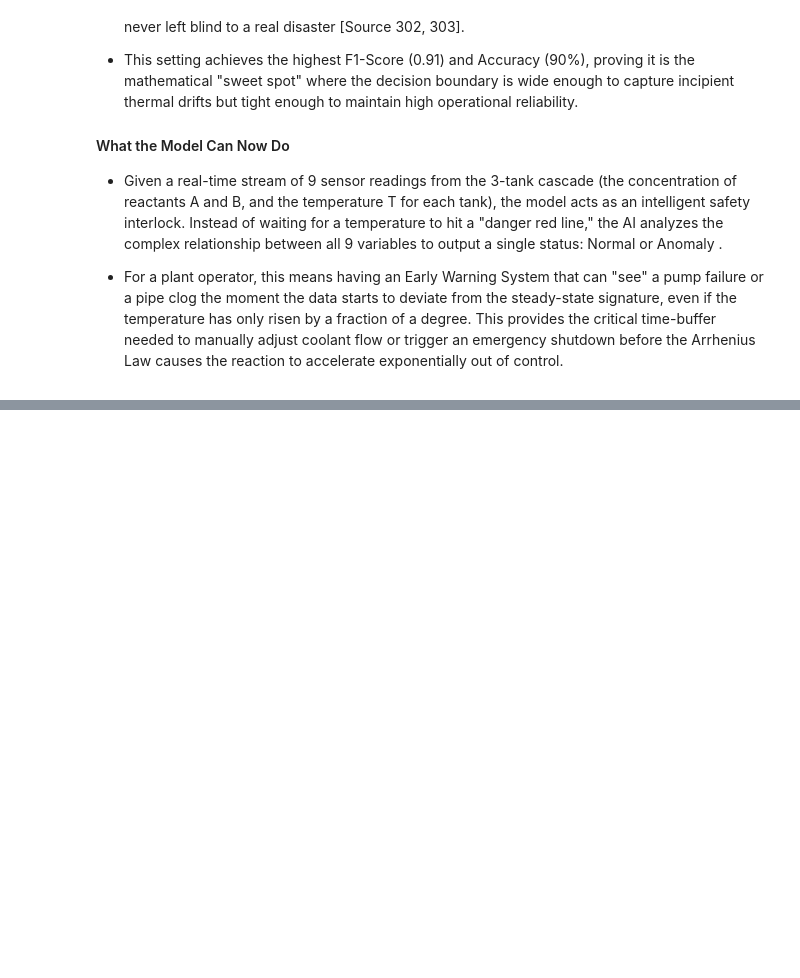
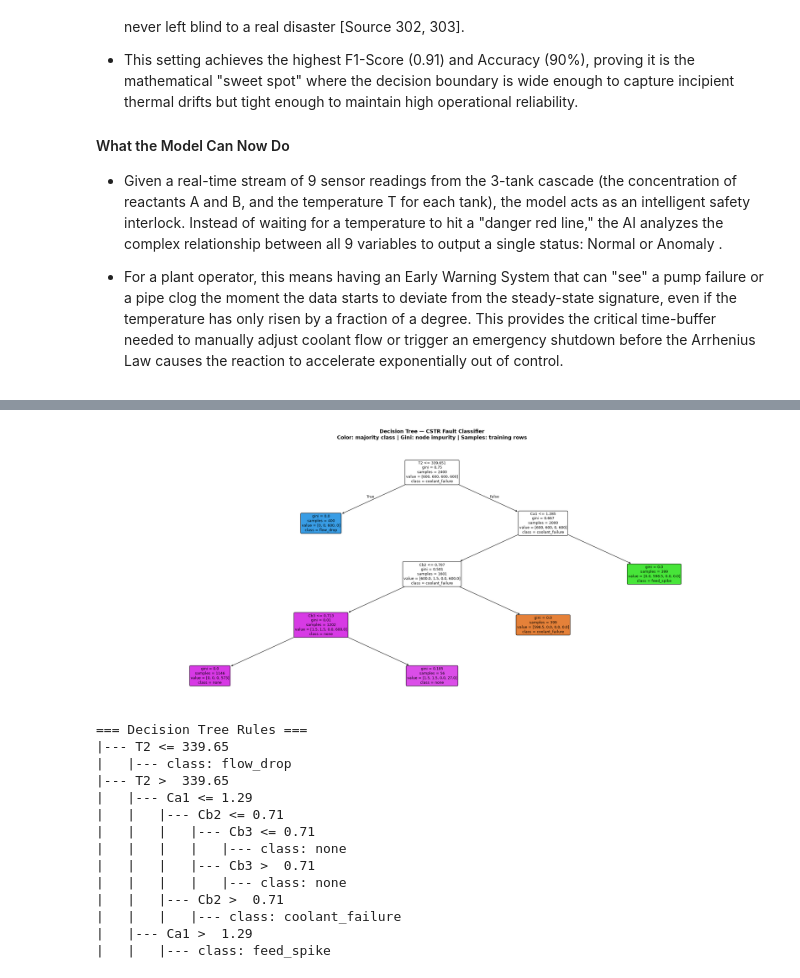
Before and after one commit to khangautocad2025-jpg/cstr-fault-detection, a Jupyter notebook: 02_Model.ipynb, the cells around one changed output, grey strips where cells are left out. Saved outputs shown, nothing was run; the diff lists cells and outputs as text; code cells hidden in the pictures; blank space fills up the shorter version.

```diff
--- a/02_Model.ipynb
+++ b/02_Model.ipynb
@@ -465,0 +641,53 @@ Normal Recall : 0.80 (above alarm fatigue threshold)
+# %%
+#Cell 11: Tree visualisation
+import matplotlib.pyplot as plt
+from sklearn.tree import plot_tree
+import numpy as np
+
+# ── Figure Setup ─────────────────────────────────────────────────────────────
+fig, ax = plt.subplots(figsize=(24, 10))
+
+plot_tree(
+    classifier,
+    feature_names=features,
+    class_names=['coolant_failure', 'feed_spike', 'flow_drop', 'none'],
+    filled=True,          # color nodes by majority class
+    rounded=True,         # rounded boxes
+    fontsize=9,
+    ax=ax,
+    impurity=True,        # show Gini impurity
+    proportion=False,     # show sample counts not proportions
+    precision=3           # decimal places for thresholds
+)
+
+ax.set_title(
+    "Decision Tree — CSTR Fault Classifier\n"
+    "Color: majority class | Gini: node impurity | Samples: training rows",
+    fontsize=13, fontweight='bold', pad=20
+)
+
+plt.tight_layout()
+plt.savefig('./data/decision_tree_visualization.png', dpi=200, bbox_inches='tight')
+plt.show()
+
+# ── Print Tree Rules in Plain Text ───────────────────────────────────────────
+from sklearn.tree import export_text
+rules = export_text(classifier, feature_names=features)
+print("=== Decision Tree Rules ===")
+print(rules)
+# %% [output]
+[figure, added]
+=== Decision Tree Rules ===
+|--- T2 <= 339.65
+|   |--- class: flow_drop
+|--- T2 >  339.65
+|   |--- Ca1 <= 1.29
+|   |   |--- Cb2 <= 0.71
+|   |   |   |--- Cb3 <= 0.71
+|   |   |   |   |--- class: none
+|   |   |   |--- Cb3 >  0.71
+|   |   |   |   |--- class: none
+|   |   |--- Cb2 >  0.71
+|   |   |   |--- class: coolant_failure
+|   |--- Ca1 >  1.29
+|   |   |--- class: feed_spike
```
Also changed, not shown: parts of 8 cells of this notebook, 2 other files.
